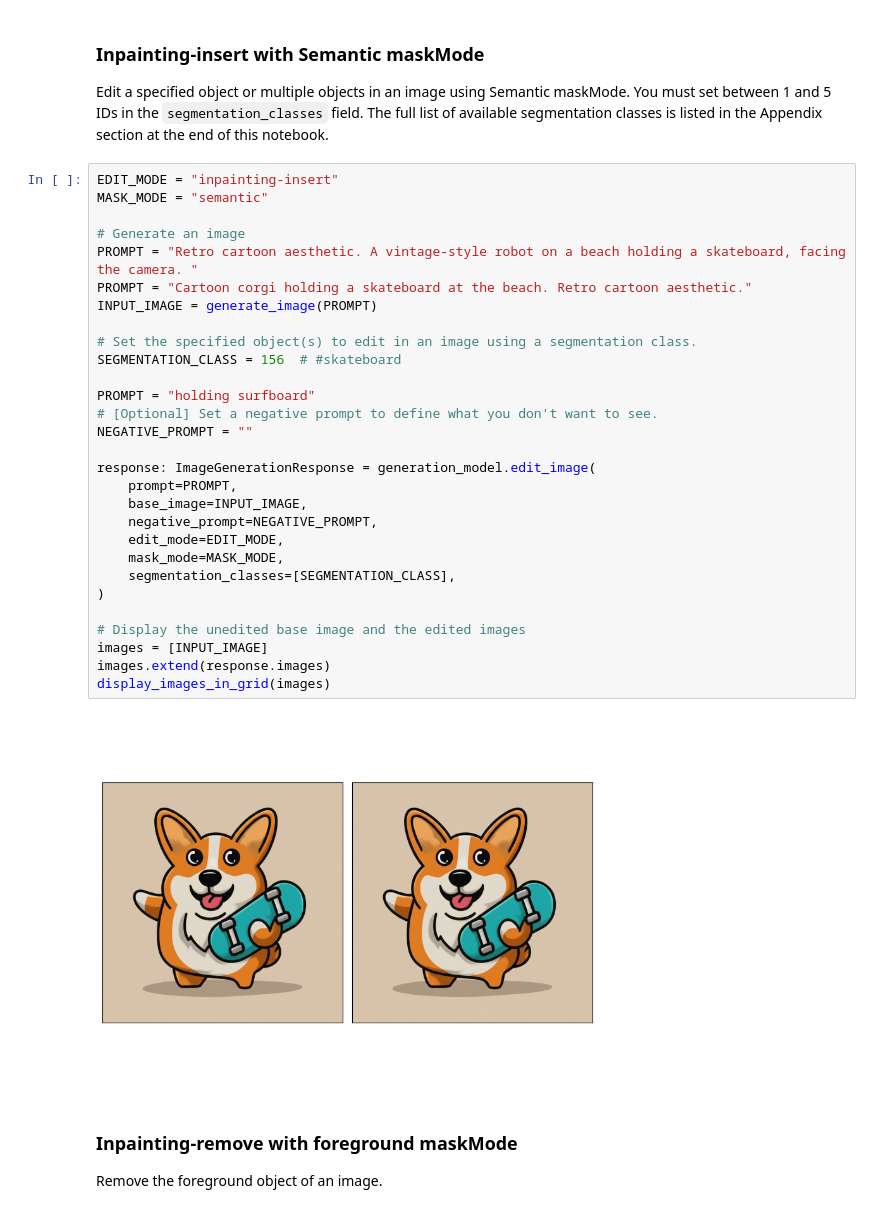
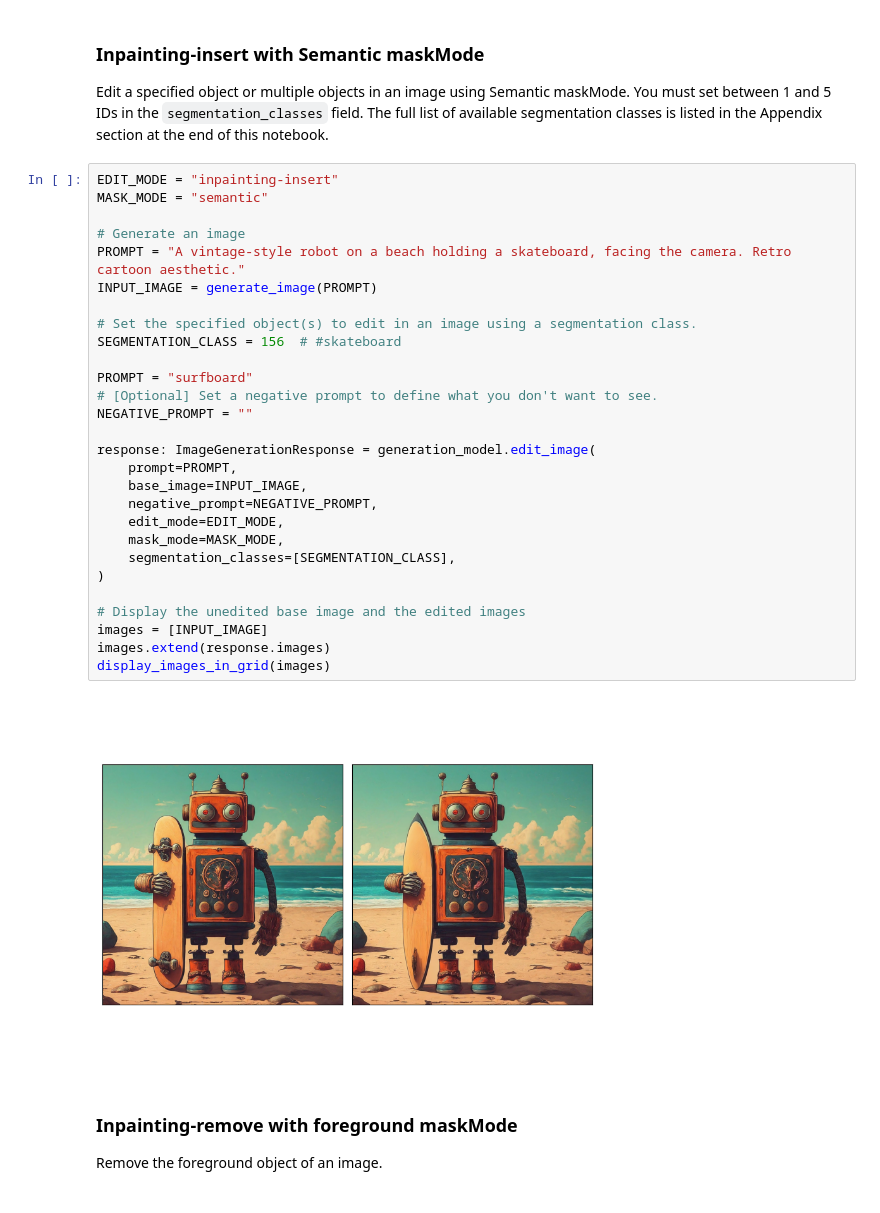
Before and after one commit to ryanymt/ai-takeoff, a Jupyter notebook: intro/imagen2_editing_maskmode.ipynb, the cells around one changed output. Saved outputs shown, nothing was run; the diff lists cells and outputs as text.

```diff
--- a/intro/imagen2_editing_maskmode.ipynb
+++ b/intro/imagen2_editing_maskmode.ipynb
@@ -414,34 +406,33 @@ list of available segmentation classes is listed in the Appendix section at the
 # %%
 EDIT_MODE = "inpainting-insert"
 MASK_MODE = "semantic"
 
 # Generate an image
-PROMPT = "Retro cartoon aesthetic. A vintage-style robot on a beach holding a skateboard, facing the camera. "
-PROMPT = "Cartoon corgi holding a skateboard at the beach. Retro cartoon aesthetic."
+PROMPT = "A vintage-style robot on a beach holding a skateboard, facing the camera. Retro cartoon aesthetic."
 INPUT_IMAGE = generate_image(PROMPT)
 
 # Set the specified object(s) to edit in an image using a segmentation class.
 SEGMENTATION_CLASS = 156  # #skateboard
 
-PROMPT = "holding surfboard"
+PROMPT = "surfboard"
 # [Optional] Set a negative prompt to define what you don't want to see.
 NEGATIVE_PROMPT = ""
 
 response: ImageGenerationResponse = generation_model.edit_image(
     prompt=PROMPT,
     base_image=INPUT_IMAGE,
     negative_prompt=NEGATIVE_PROMPT,
     edit_mode=EDIT_MODE,
     mask_mode=MASK_MODE,
     segmentation_classes=[SEGMENTATION_CLASS],
 )
 
 # Display the unedited base image and the edited images
 images = [INPUT_IMAGE]
 images.extend(response.images)
 display_images_in_grid(images)
 # %% [output]
-[figure, old version]
+[figure, new version]
 # %% [markdown]
 ### Inpainting-remove with foreground maskMode
 
```
Also changed, not shown: parts of 4 cells of this notebook.
